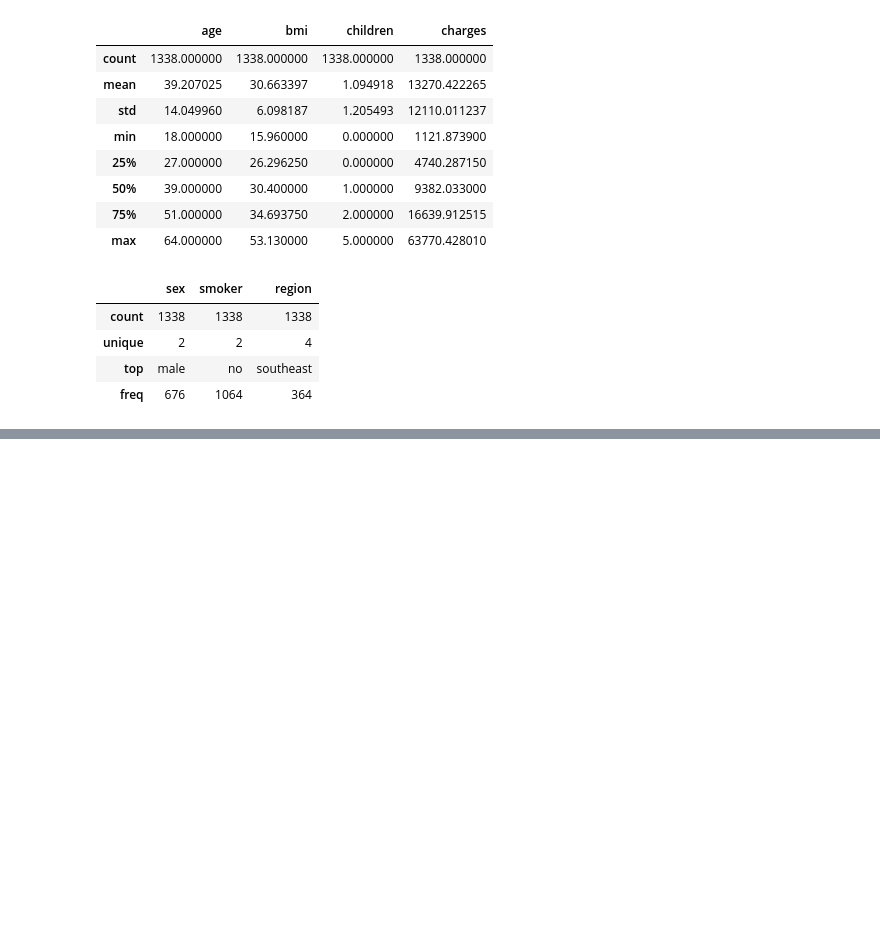
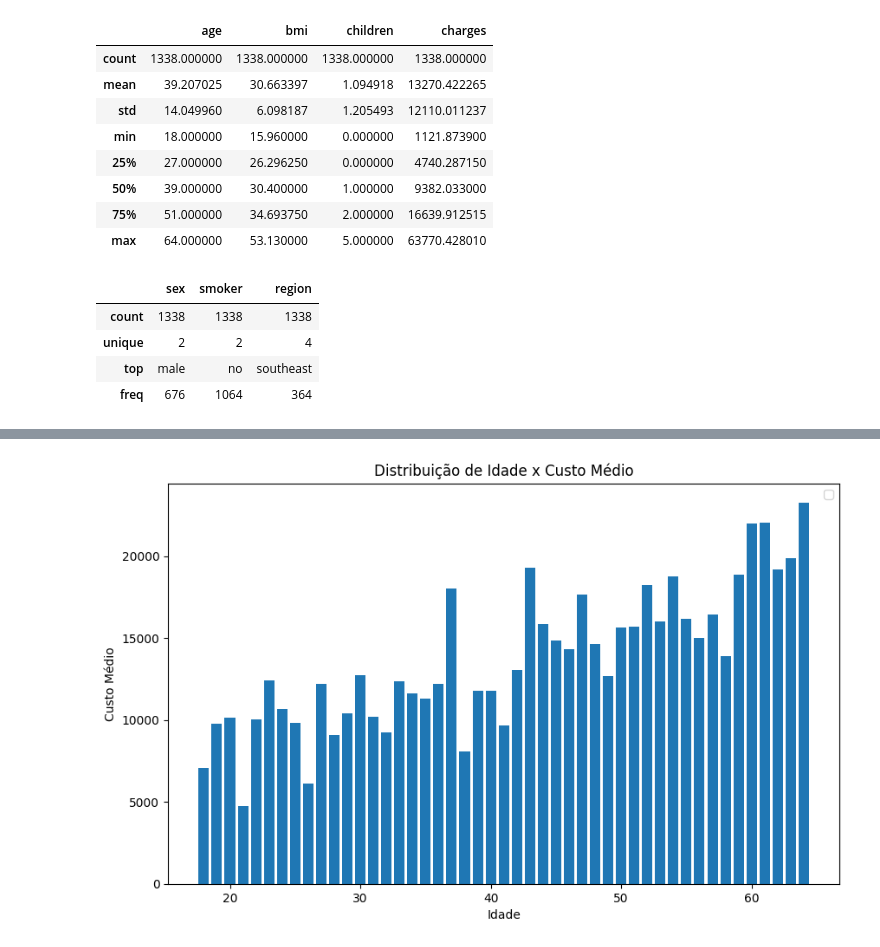
Before and after one commit to fabiobaroliveira/analise_exploratoria_de_dados, a Jupyter notebook: projeto_seguradora/analise_exploratoria_seguro_saude.ipynb, the cells around one changed output, grey strips where cells are left out. Cells and saved outputs as stored; diff of their text form; code cells hidden in the pictures; blank space fills up the shorter version.

```diff
--- a/projeto_seguradora/analise_exploratoria_seguro_saude.ipynb
+++ b/projeto_seguradora/analise_exploratoria_seguro_saude.ipynb
@@ -93,0 +122,15 @@ df.describe(include='object')
+# %%
+idade_custo_medio = df.groupby('age')['charges'].mean()
+# %%
+import matplotlib.pyplot as plt
+
+#cria o gráfico
+plt.figure(figsize=(10,6))
+barras = plt.bar(idade_custo_medio.index, idade_custo_medio.values)
+plt.xlabel('Idade')
+plt.ylabel('Custo Médio')
+plt.title('Distribuição de Idade x Custo Médio')
+plt.legend()
+plt.show()
+# %% [output]
+[figure, added]
```
Also changed, not shown: parts of 7 cells of this notebook.
